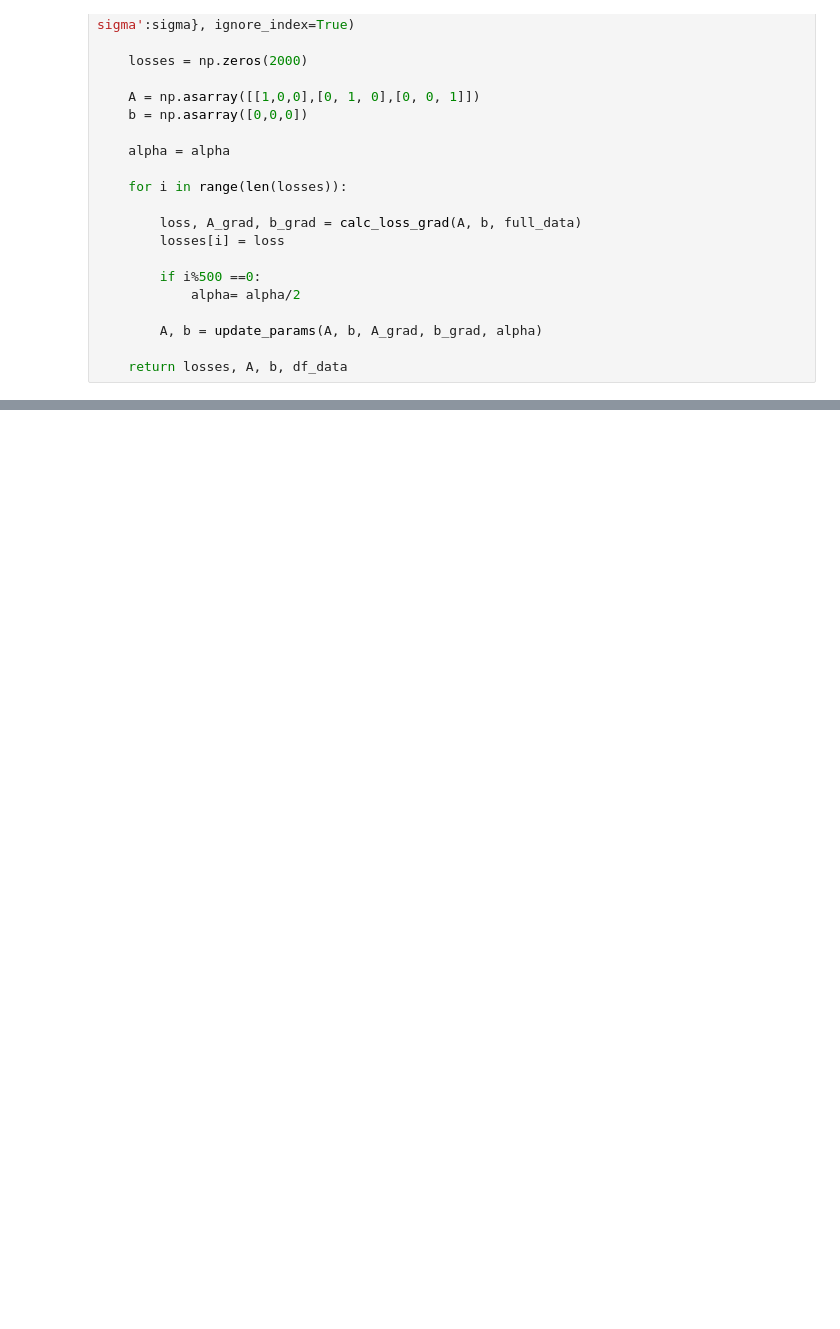
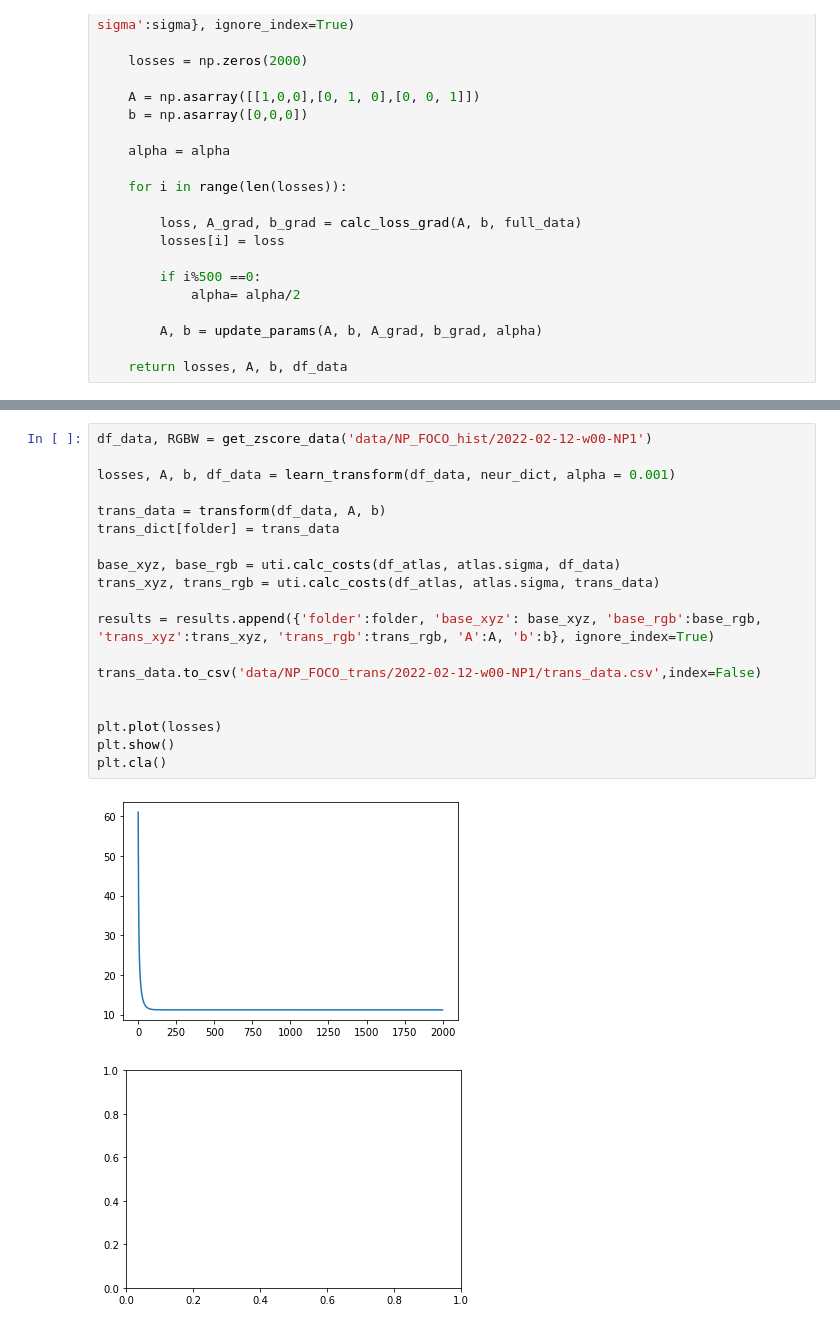
Before and after one commit to focolab/NP-image-eval, a Jupyter notebook: learn_transform.ipynb, the cells around one changed output, grey strips where cells are left out. Drawn from its saved outputs; the diff is of its cells as text; blank space fills up the shorter version.

```diff
--- a/learn_transform.ipynb
+++ b/learn_transform.ipynb
@@ -563,0 +596,22 @@ for folder in os.listdir('data/NP_FOCO_hist'):
+# %%
+df_data, RGBW = get_zscore_data('data/NP_FOCO_hist/2022-02-12-w00-NP1')
+
+losses, A, b, df_data = learn_transform(df_data, neur_dict, alpha = 0.001)
+
+trans_data = transform(df_data, A, b)
+trans_dict[folder] = trans_data
+
+base_xyz, base_rgb = uti.calc_costs(df_atlas, atlas.sigma, df_data)
+trans_xyz, trans_rgb = uti.calc_costs(df_atlas, atlas.sigma, trans_data)
+
+results = results.append({'folder':folder, 'base_xyz': base_xyz, 'base_rgb':base_rgb, 'trans_xyz':trans_xyz, 'trans_rgb':trans_rgb, 'A':A, 'b':b}, ignore_index=True)
+
+trans_data.to_csv('data/NP_FOCO_trans/2022-02-12-w00-NP1/trans_data.csv',index=False)
+
+
+plt.plot(losses)
+plt.show()
+plt.cla()
+# %% [output]
+[figure, added]
+[figure, added]
```
Also changed, not shown: parts of 6 cells of this notebook, 14 other files.
